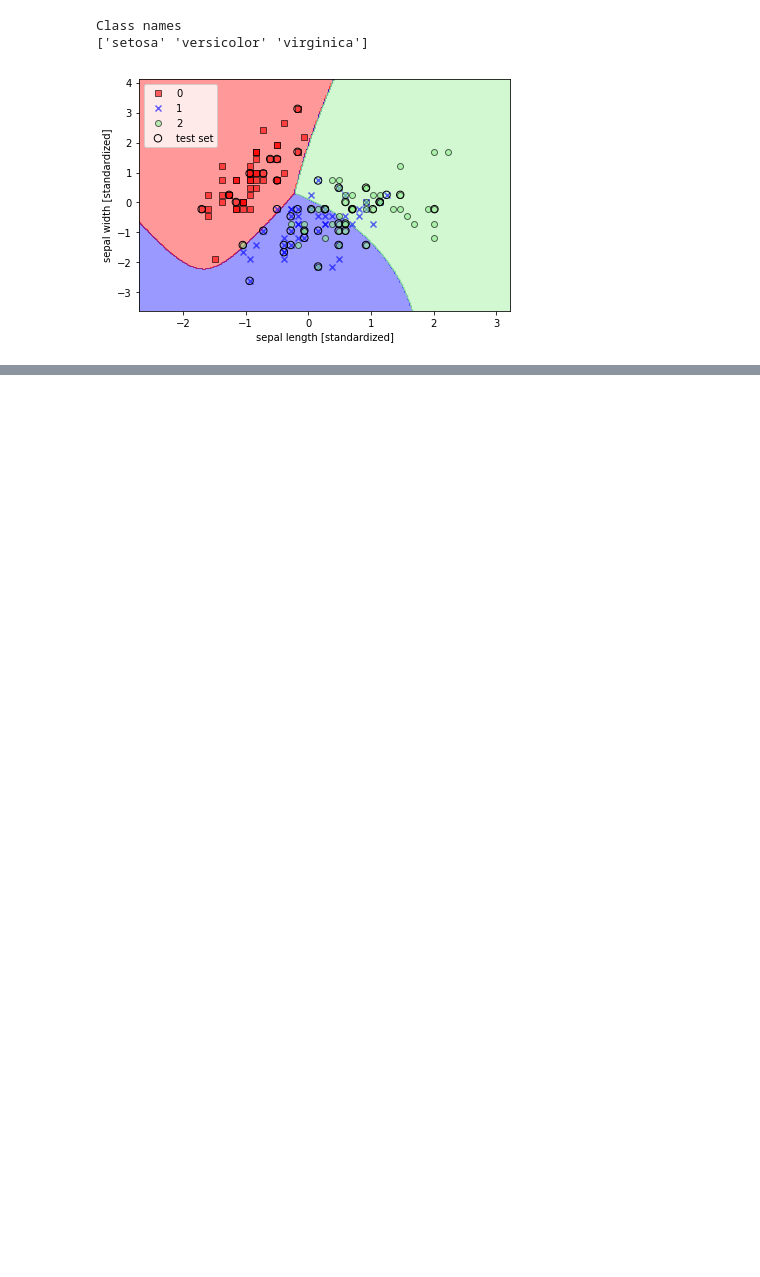
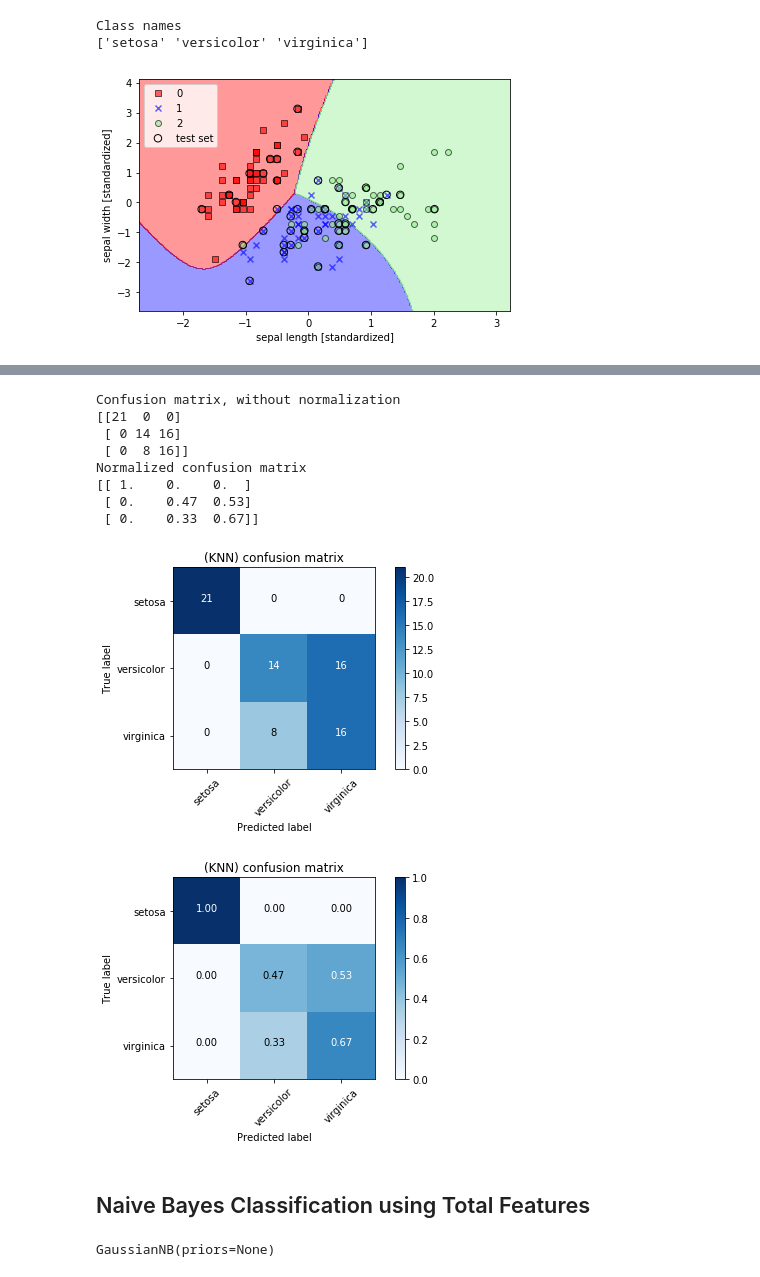
Before and after one commit to yejiiii/AI-Agent, a Jupyter notebook: Classifier/sklearn_Naive_Bayes.ipynb, the cells around one changed output, grey strips where cells are left out. Drawn from its saved outputs; the diff is of its cells as text; code cells hidden in the pictures; blank space fills up the shorter version.

```diff
--- a/Classifier/sklearn_Naive_Bayes.ipynb
+++ b/Classifier/sklearn_Naive_Bayes.ipynb
@@ -105,0 +224,8 @@ Class names
+# %%
+knn_y_pred = knn_clf.predict(X_test_std)
+
+print("Classification Report")
+print(classification_report(y_test, knn_y_pred, target_names=iris.target_names))
+
+print("\n Accuracy")
+print(accuracy_score(y_test, knn_y_pred))
@@ -105,0 +245,29 @@ Class names
+# %%
+# Compute confusion matrix
+knn_cnf_matrix = confusion_matrix(y_test, knn_y_pred)
+np.set_printoptions(precision=2)
+
+# Plot non-normalized confusion matrix
+plt.figure()
+plot_confusion_matrix(knn_cnf_matrix, classes=iris.target_names,
+                      title='(KNN) confusion matrix')
+
+# Plot normalized confusion matrix
+plt.figure()
+plot_confusion_matrix(knn_cnf_matrix, classes=iris.target_names, normalize=True,
+                      title='(KNN) confusion matrix')
+
+plt.show()
+# %% [output]
+Confusion matrix, without normalization
+[[21  0  0]
+ [ 0 14 16]
+ [ 0  8 16]]
+Normalized confusion matrix
+[[ 1.    0.    0.  ]
+ [ 0.    0.47  0.53]
+ [ 0.    0.33  0.67]]
+[figure, added]
+[figure, added]
+# %% [markdown]
+## Naive Bayes Classification using Total Features
@@ -105,0 +295,8 @@ Class names
+# %%
+#Initialize Gaussian Naive Bayes
+full_nb_clf = GaussianNB()
+
+#Fitting the training set
+full_nb_clf.fit(full_X_train_std, full_y_train)
+# %% [output]
+GaussianNB(priors=None)
```
Also changed, not shown: parts of 22 cells of this notebook, 1 other file.
